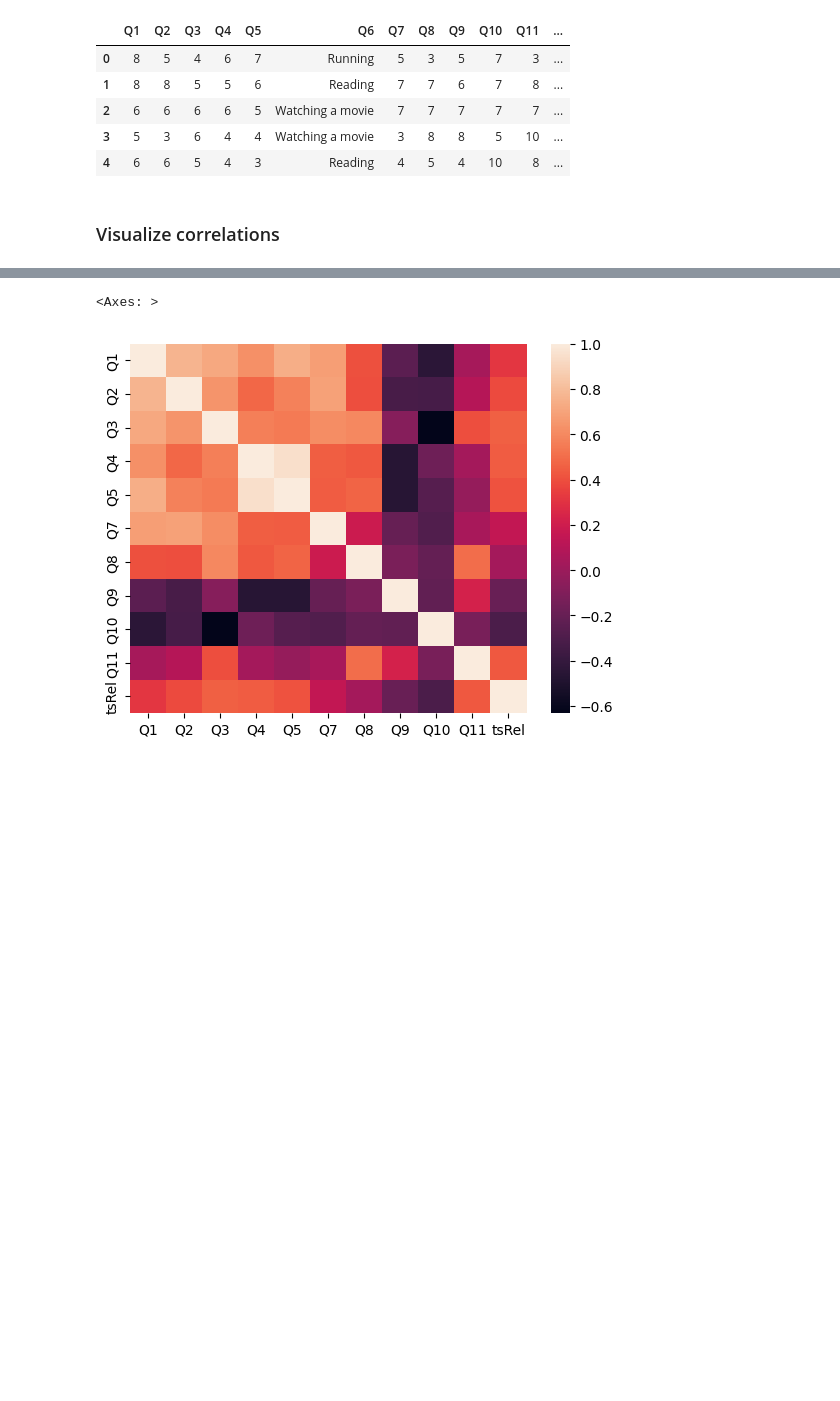
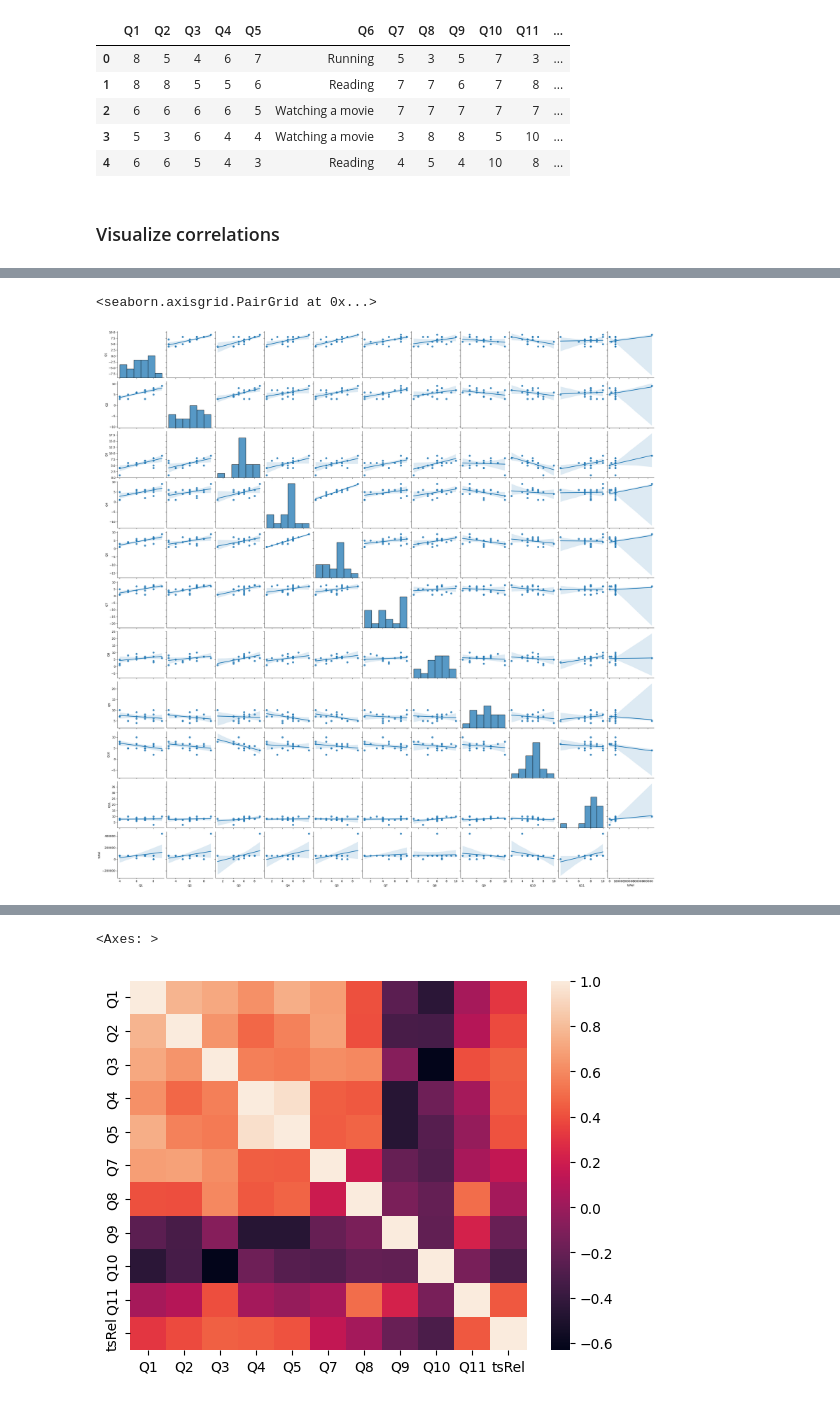
Before and after one commit to emilyzhou112/MUSA-650_Spring2024, a Jupyter notebook: Week01/Prac1_ml_on_small_data.ipynb, the cells around one changed output, grey strips where cells are left out. Saved outputs shown, nothing was run; the diff lists cells and outputs as text; code cells hidden in the pictures; blank space fills up the shorter version.

```diff
--- a/Week01/Prac1_ml_on_small_data.ipynb
+++ b/Week01/Prac1_ml_on_small_data.ipynb
@@ -100,0 +93,7 @@ df.corr(numeric_only=True)
+# %%
+# The function from Seaborn is used to create a grid of scatterplots for visualizing
+# the relationships between pairs of variables
+sns.pairplot(df, kind = 'reg')
+# %% [output]
+<seaborn.axisgrid.PairGrid at 0x...>
+[figure, added]
```
Also changed, not shown: parts of 56 cells of this notebook.
